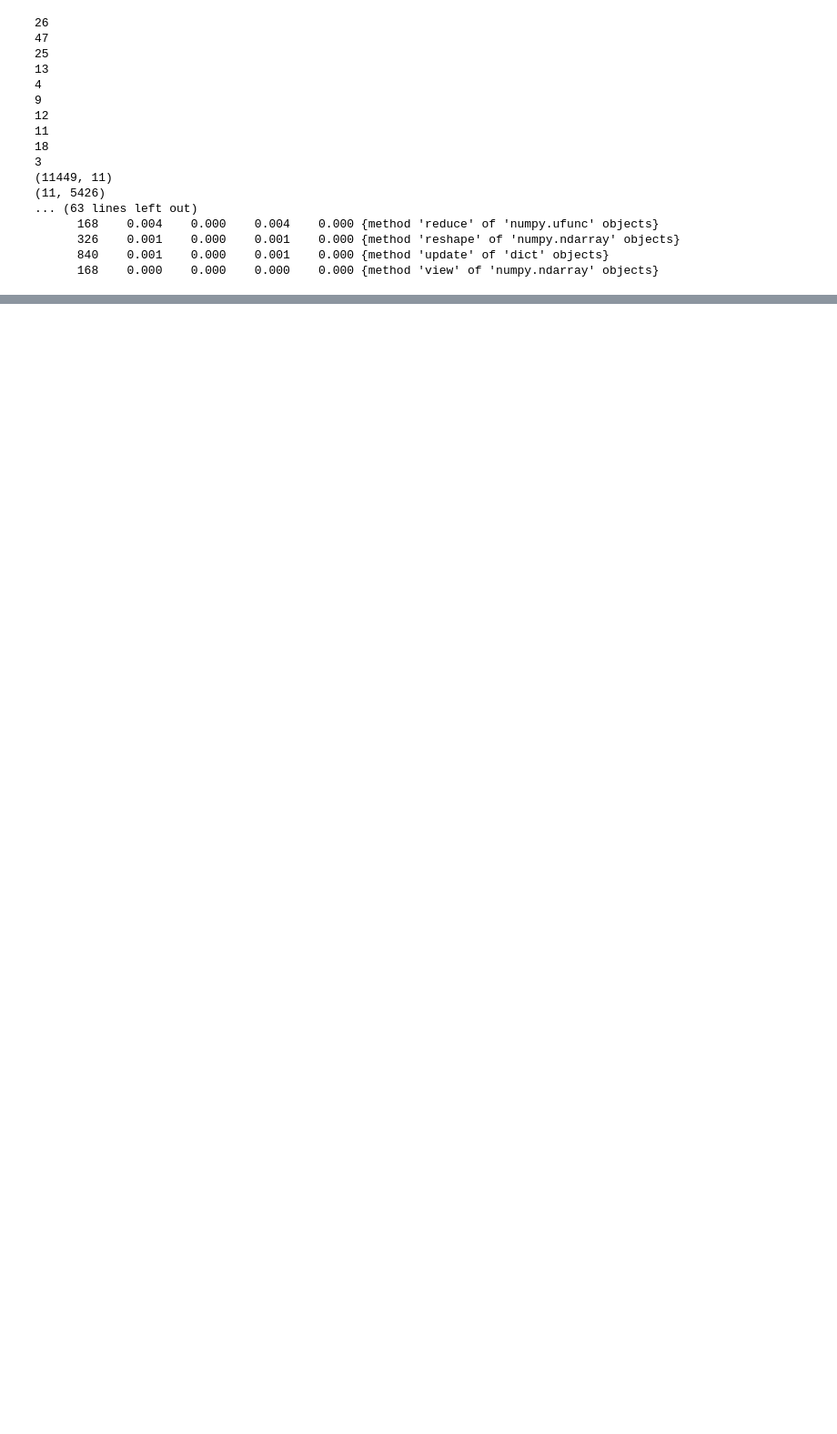
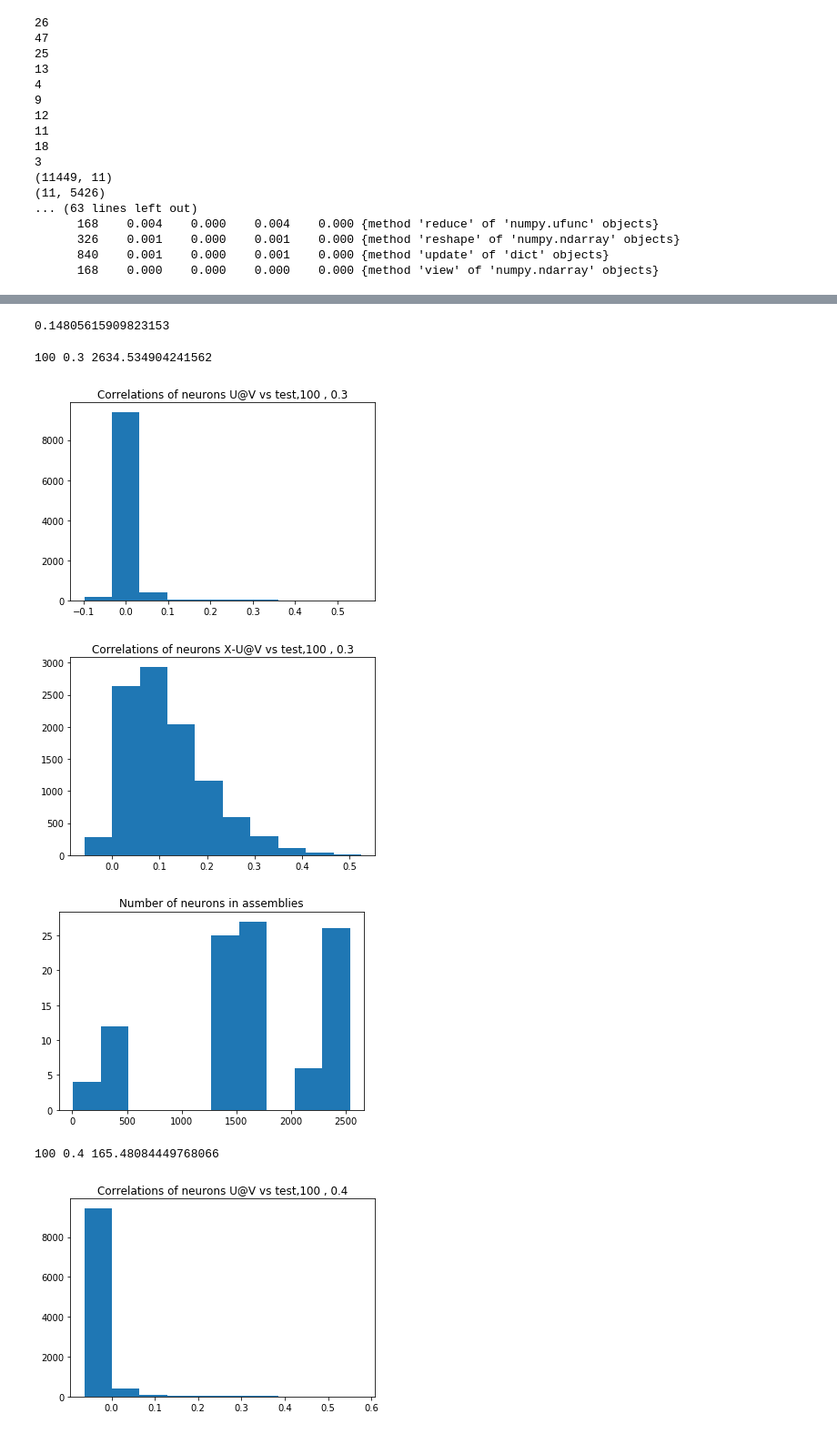
Before and after one commit to MouseLand/EnsemblePursuit, a Jupyter notebook: EnsemblePursuitInitial.ipynb, the cells around one changed output, grey strips where cells are left out. Shown at 91% size. Cells and saved outputs as stored; diff of their text form; code cells hidden in the pictures; blank space fills up the shorter version.

```diff
--- a/EnsemblePursuitInitial.ipynb
+++ b/EnsemblePursuitInitial.ipynb
@@ -60,4 +64,6 @@ class EnsemblePursuit():
 # %%
-X=sio.loadmat('/home/maria/Documents/EnsemblePursuit/natimg2800_M160825_MP027_2016-12-14.mat')['stim']['resp'][0][0]
+X=sio.loadmat('/home/maria/Documents/EnsemblePursuit/data/natimg2800_M170717_MP034_2017-09-11.mat')['stim']['resp'][0][0]
 print(X.shape)
+X[X<0]=0
+stim=sio.loadmat('/home/maria/Documents/EnsemblePursuit/data/natimg2800_M170717_MP034_2017-09-11.mat')['stim']['istim'][0][0]
 # %% [output]
@@ -104,0 +136,55 @@ cProfile.run('ep.fit_transform(X,0.5,10)')
+# %%
+def correlate_train_test(fit_x_train,x_test):
+    corr_coeff_lst=[]
+    for j in range(0,fit_x_train.shape[1]):
+        for i in range(0,x_test.shape[1]):
+            if i==j:
+                corr_coeff_lst.append(np.corrcoef(fit_x_train[:,j].T,x_test[:,i].T)[0,1])
+    corr_coeff_lst=np.nan_to_num(corr_coeff_lst)
+    return corr_coeff_lst
+# %%
+corr_coef=correlate_train_test(x_train,x_test)
+#print(corr_coef)
+corr_coef=np.nan_to_num(corr_coef)
+print(np.mean(corr_coef))
+#plt.hist(corr_coef)
+# %% [output]
+0.14805615909823153
+# %%
+n_ensembles=[100,200,300,400,500,600,700,800,900,1000]
+lambdas=[0.3,0.4,0.5]
+
+%matplotlib inline
+
+fit_time_lst=[]
+for n in n_ensembles:
+    for l in lambdas:
+        ep1=EnsemblePursuit()
+        s=time.time()
+        fit_x_train, n_of_neurons, U, V=ep1.fit_transform(x_train,l,n)
+        e=time.time()
+        np.save('U@V'+str(n)+'_'+str(l)+'.npy',fit_x_train)
+        np.save('U'+str(n)+'_'+str(l)+'.npy',U)
+        np.save('V'+str(n)+'_'+str(l)+'.npy',V)
+        np.save('n_of_neurons'+str(n)+'_'+str(l)+'.npy',n_of_neurons)
+        print(n,l,e-s)
+        fit_time_lst.append(e-s)
+        corr_lst=correlate_train_test(fit_x_train,x_test)
+        corr_lst_sub=correlate_train_test(x_train-fit_x_train,x_test)
+        plt.hist(corr_lst)
+        plt.title('Correlations of neurons U@V vs test,'+str(n)+' , '+str(l))
+        plt.show()
+        plt.hist(corr_lst_sub)
+        plt.title('Correlations of neurons X-U@V vs test,'+str(n)+' , '+str(l))
+        plt.show()
+        plt.hist(n_of_neurons)
+        plt.title('Number of neurons in assemblies')
+        plt.show()
+np.save('times.npy',fit_time_lst)
+# %% [output]
+100 0.3 2634.534904241562
+[figure, added]
+[figure, added]
+[figure, added]
+100 0.4 165.48084449768066
+[figure, added]
```
Also changed, not shown: parts of 6 cells of this notebook.
